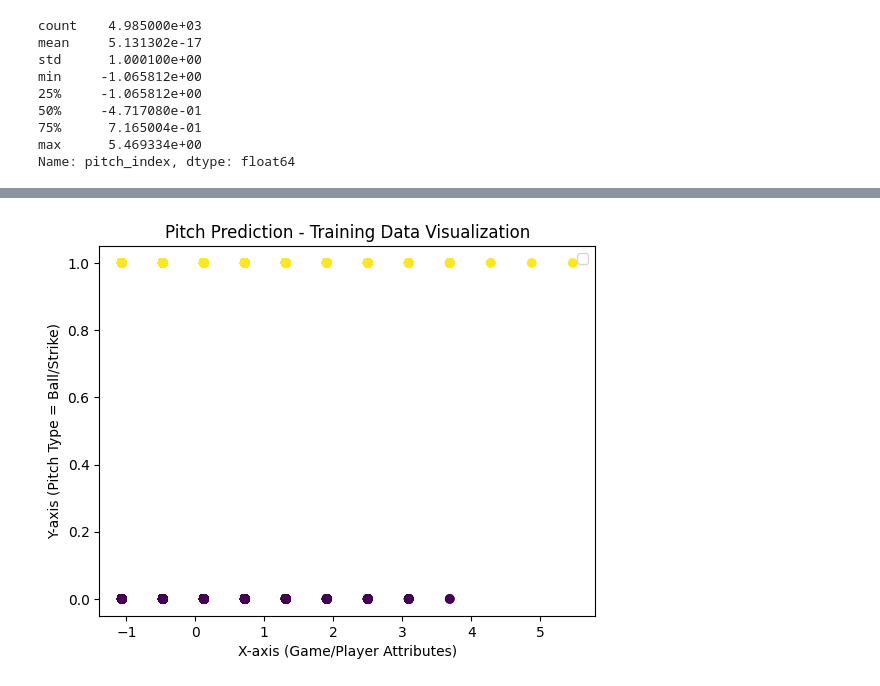
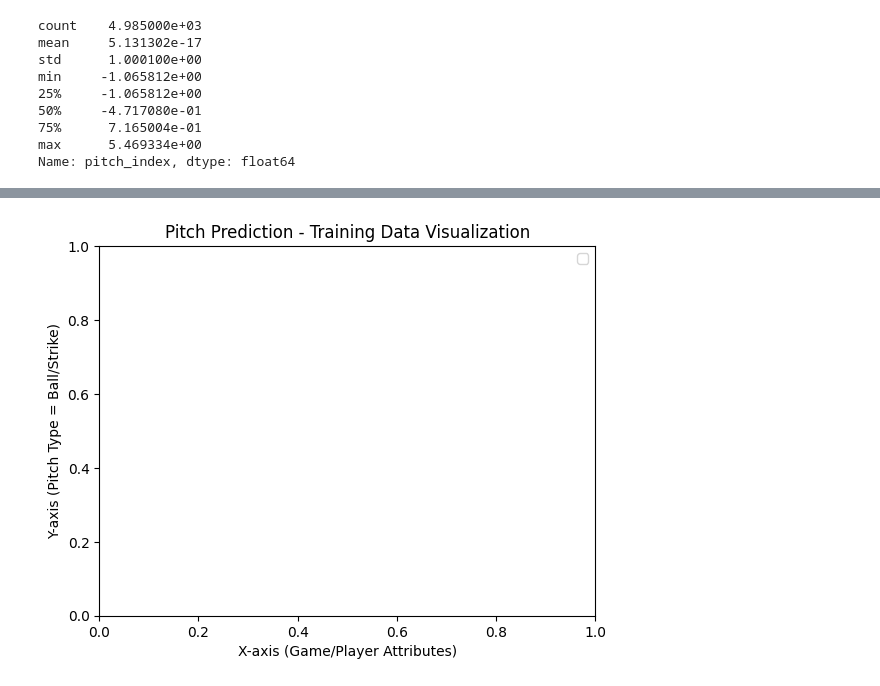
Before and after one commit to glroland/baseball, a Jupyter notebook: src/predict/predict_pitch_experiment.ipynb, the cells around one changed output, grey strips where cells are left out. Drawn from its saved outputs; the diff is of its cells as text; code cells hidden in the pictures.

```diff
--- a/src/predict/predict_pitch_experiment.ipynb
+++ b/src/predict/predict_pitch_experiment.ipynb
@@ -235,14 +267,14 @@ yt = torch.tensor(y.values, dtype=torch.float32)
 #print(encoder.classes_)
 # %%
 plt.title("Pitch Prediction - Training Data Visualization")
-plt.scatter(Xt, yt, c=yt, cmap='viridis')
+#plt.scatter(Xt, yt, c=yt, cmap='viridis')
 #plt.plot(Xt, yt, 'go--', linewidth=2, markersize=8)
 plt.xlabel('X-axis (Game/Player Attributes)')
 plt.ylabel('Y-axis (Pitch Type = Ball/Strike)')
 plt.legend()
 plt.show()
 # %% [output]
-[figure, old version]
+[figure, new version]
 # %%
 class PitchPredictionModel(nn.Module):
     def __init__(self):
```
Also changed, not shown: parts of 13 cells of this notebook.
